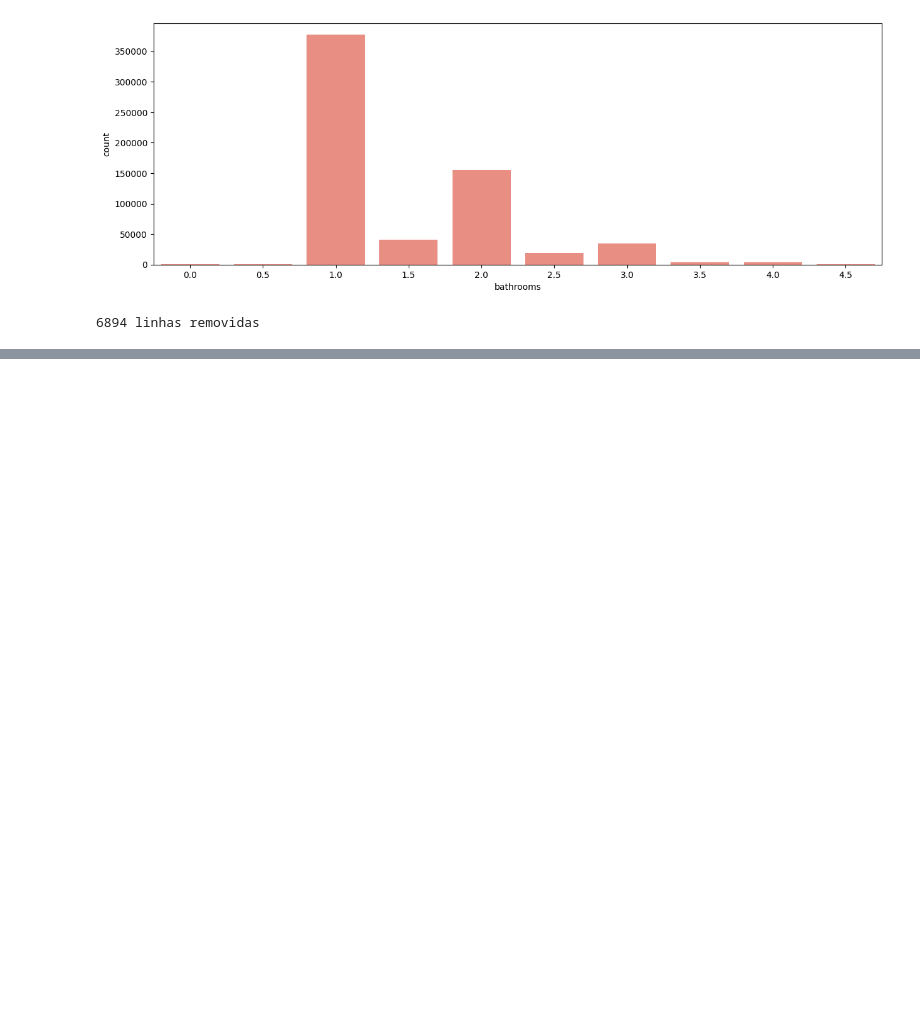
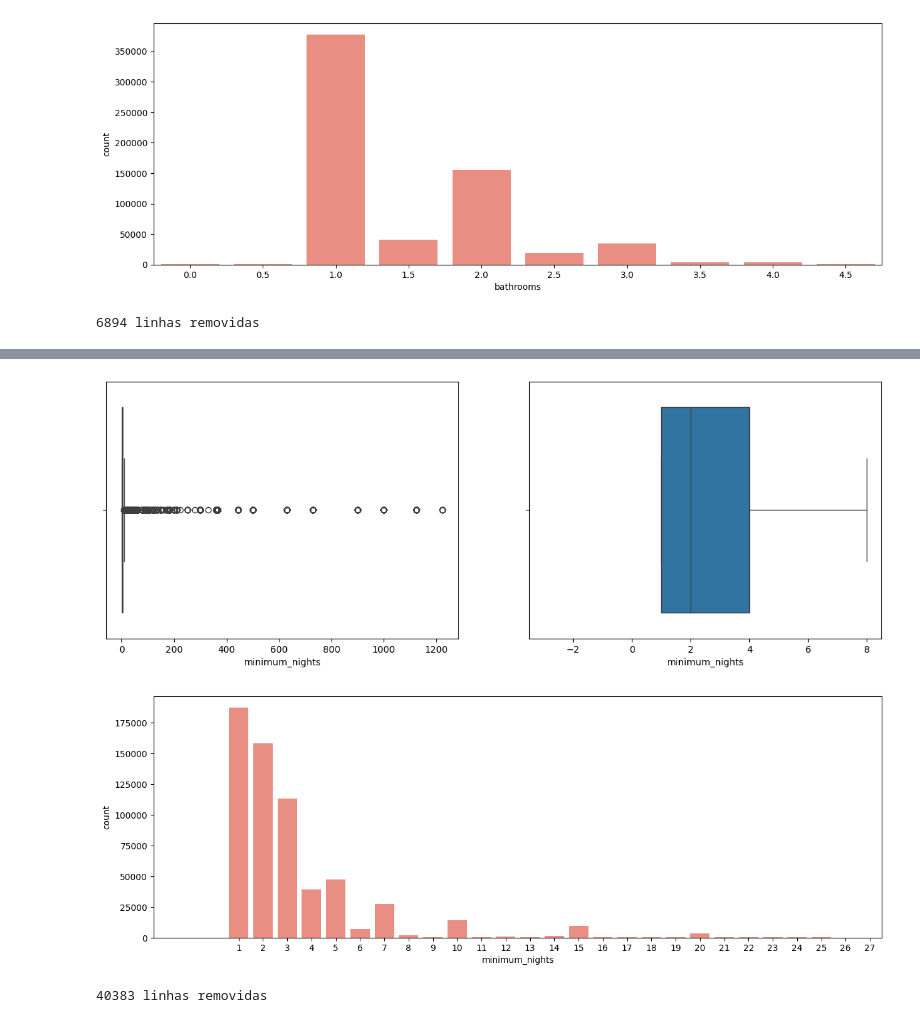
Before and after one commit to Giodzz/Data-Science-Project, a Jupyter notebook: main.ipynb, the cells around one changed output, grey strips where cells are left out. Cells and saved outputs as stored; diff of their text form; code cells hidden in the pictures; blank space fills up the shorter version.

```diff
--- a/main.ipynb
+++ b/main.ipynb
@@ -398,0 +450,3 @@ print(f"{linhas_removidas} linhas removidas")
+# %%
+base_airbnb = base_airbnb.drop('guests_included', axis=1)
+base_airbnb.shape
@@ -398,0 +461,11 @@ print(f"{linhas_removidas} linhas removidas")
+# %%
+boxplot(base_airbnb['minimum_nights'])
+grafico_barra(base_airbnb['minimum_nights'])
+# %% [output]
+[figure, added]
+[figure, added]
+# %%
+base_airbnb, linhas_removidas = excluir_outliers(base_airbnb, 'minimum_nights')
+print(f"{linhas_removidas} linhas removidas")
+# %% [output]
+40383 linhas removidas
```
Also changed, not shown: parts of 37 cells of this notebook.
